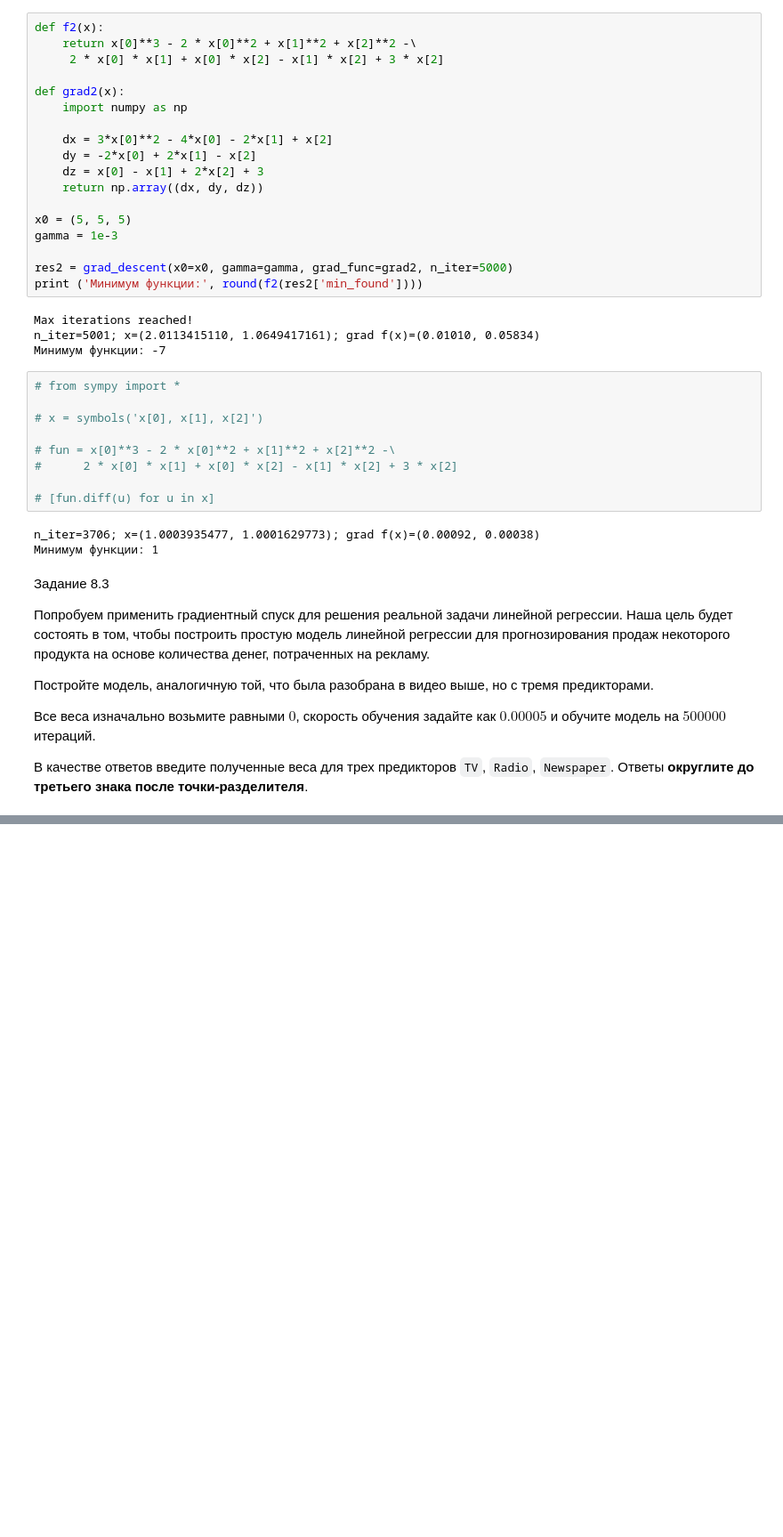
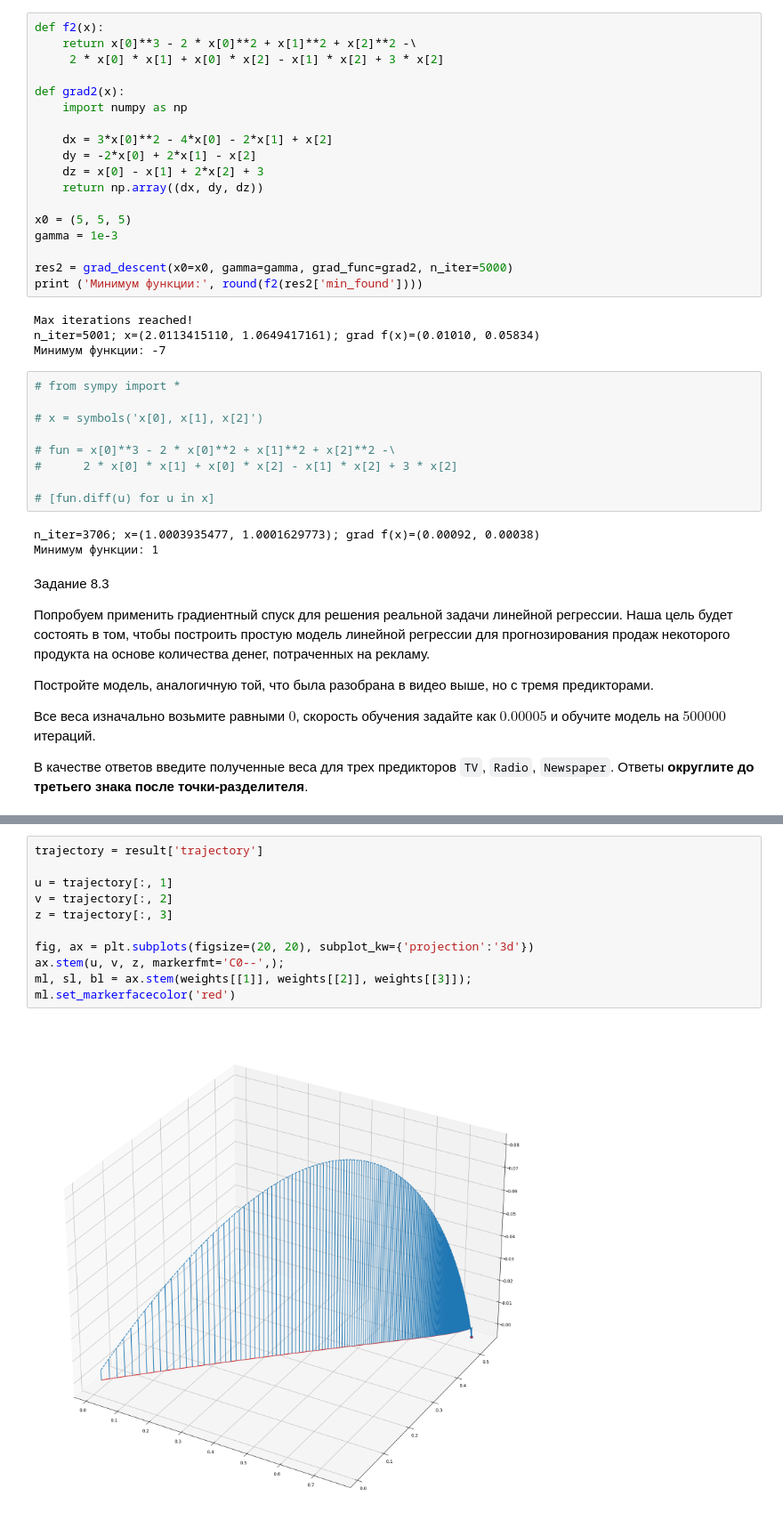
Before and after one commit to akitim/SkillFactory_current, a Jupyter notebook: Блок_5_Математика_в_ML_Часть_I_Часть_II_Часть_III.ipynb, the cells around one changed output, grey strips where cells are left out. Shown at 89% size. Saved outputs shown, nothing was run; the diff lists cells and outputs as text; blank space fills up the shorter version.

```diff
--- a/Блок_5_Математика_в_ML_Часть_I_Часть_II_Часть_III.ipynb
+++ b/Блок_5_Математика_в_ML_Часть_I_Часть_II_Часть_III.ipynb
@@ -541,0 +546,13 @@ GD: [-2.81108470e-17  7.53064181e-01  5.36427281e-01 -4.27594777e-03]
+# %%
+trajectory = result['trajectory']
+
+u = trajectory[:, 1]
+v = trajectory[:, 2]
+z = trajectory[:, 3]
+
+fig, ax = plt.subplots(figsize=(20, 20), subplot_kw={'projection':'3d'})
+ax.stem(u, v, z, markerfmt='C0--',);
+ml, sl, bl = ax.stem(weights[[1]], weights[[2]], weights[[3]]);
+ml.set_markerfacecolor('red')
+# %% [output]
+[figure, added]
```
Also changed, not shown: parts of 6 cells of this notebook.
